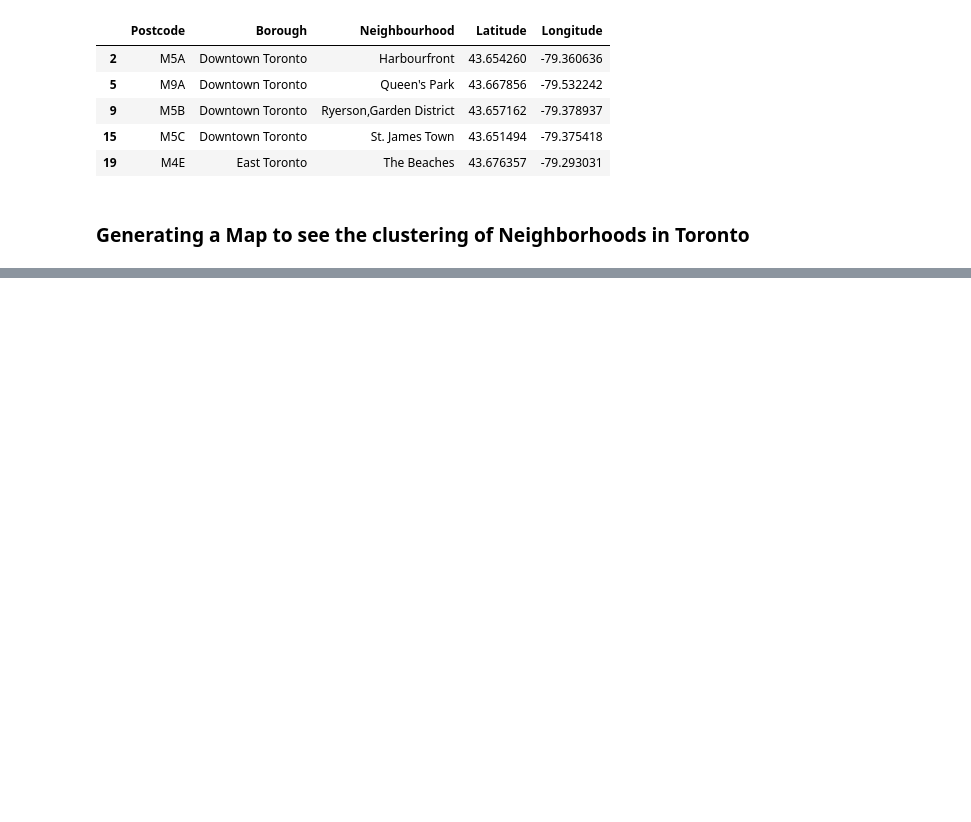
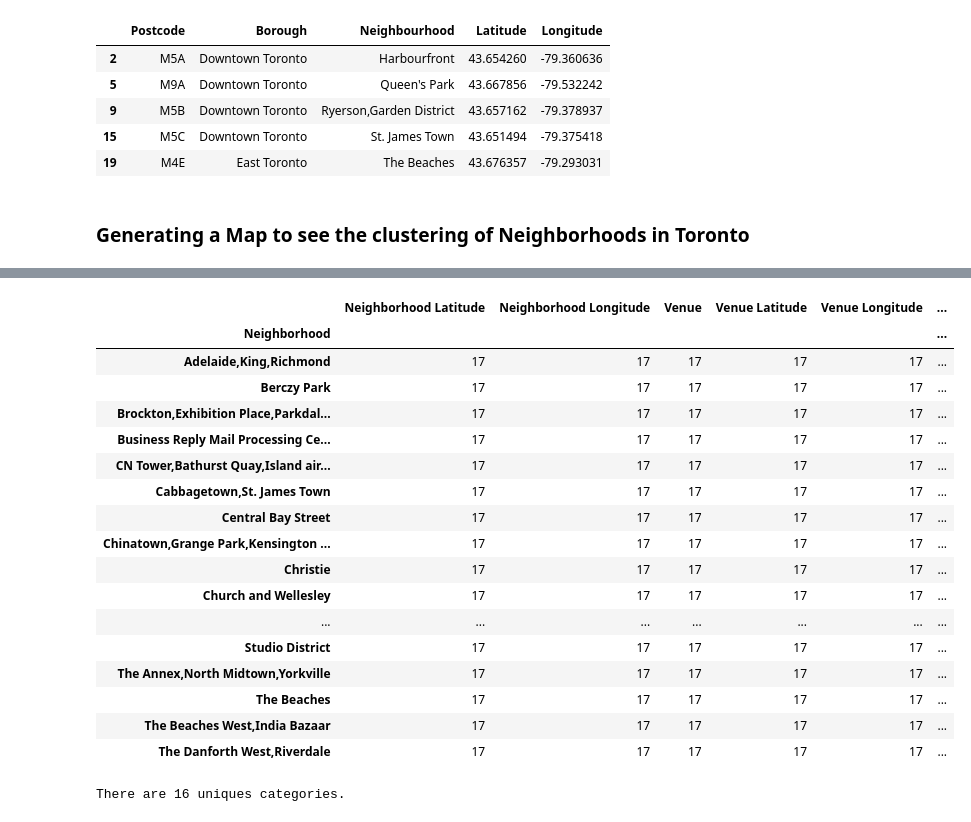
Before and after one commit to IshanDaga/Coursera_Capstone, a Jupyter notebook: TorontoClustering.ipynb, the cells around one changed output, grey strips where cells are left out. Saved outputs shown, nothing was run; the diff lists cells and outputs as text; code cells hidden in the pictures; blank space fills up the shorter version.

```diff
--- a/TorontoClustering.ipynb
+++ b/TorontoClustering.ipynb
@@ -137,0 +142,8 @@ Toronto_map
+# %%
+CLIENT_ID = 'BWGZTEQA531RHIK4GFUWI1AEWB10JFXOOHIGSCVQZCVYEJFT' # your Foursquare ID
+CLIENT_SECRET = '5NZH5XVLAMLO1313KUAUSPIQM5EISKGMVTXCWO5T2RSLBGRN' # your Foursquare Secret
+VERSION = '20180605' # Foursquare API version
+
+print('Your credentails:')
+print('CLIENT_ID: ' + CLIENT_ID)
+print('CLIENT_SECRET:' + CLIENT_SECRET)
@@ -137,0 +198,5 @@ Toronto_map
+# %%
+TO_venues = getNearbyVenues(names=df_TO['Neighbourhood'],
+                                   latitudes=df_TO['Latitude'],
+                                   longitudes=df_TO['Longitude']
+                                  )
@@ -137,0 +221,4 @@ Toronto_map
+# %%
+TO = TO_venues
+print(TO.shape)
+TO.head()
@@ -137,0 +233,25 @@ Toronto_map
+# %%
+TO.groupby('Neighborhood').count()
+# %% [output]
+|  | Neighborhood Latitude | Neighborhood Longitude | Venue | Venue Latitude | Venue Longitude | ... |
+| Neighborhood |  |  |  |  |  | ... |
+| Adelaide,King,Richmond | 17 | 17 | 17 | 17 | 17 | ... |
+| Berczy Park | 17 | 17 | 17 | 17 | 17 | ... |
+| Brockton,Exhibition Place,Parkdal... | 17 | 17 | 17 | 17 | 17 | ... |
+| Business Reply Mail Processing Ce... | 17 | 17 | 17 | 17 | 17 | ... |
+| CN Tower,Bathurst Quay,Island air... | 17 | 17 | 17 | 17 | 17 | ... |
+| Cabbagetown,St. James Town | 17 | 17 | 17 | 17 | 17 | ... |
+| Central Bay Street | 17 | 17 | 17 | 17 | 17 | ... |
+| Chinatown,Grange Park,Kensington ... | 17 | 17 | 17 | 17 | 17 | ... |
+| Christie | 17 | 17 | 17 | 17 | 17 | ... |
+| Church and Wellesley | 17 | 17 | 17 | 17 | 17 | ... |
+| ... | ... | ... | ... | ... | ... | ... |
+| Studio District | 17 | 17 | 17 | 17 | 17 | ... |
+| The Annex,North Midtown,Yorkville | 17 | 17 | 17 | 17 | 17 | ... |
+| The Beaches | 17 | 17 | 17 | 17 | 17 | ... |
+| The Beaches West,India Bazaar | 17 | 17 | 17 | 17 | 17 | ... |
+| The Danforth West,Riverdale | 17 | 17 | 17 | 17 | 17 | ... |
+# %%
+print('There are {} uniques categories.'.format(len(TO['Venue Category'].unique())))
+# %% [output]
+There are 16 uniques categories.
```
Also changed, not shown: parts of 14 cells of this notebook.
